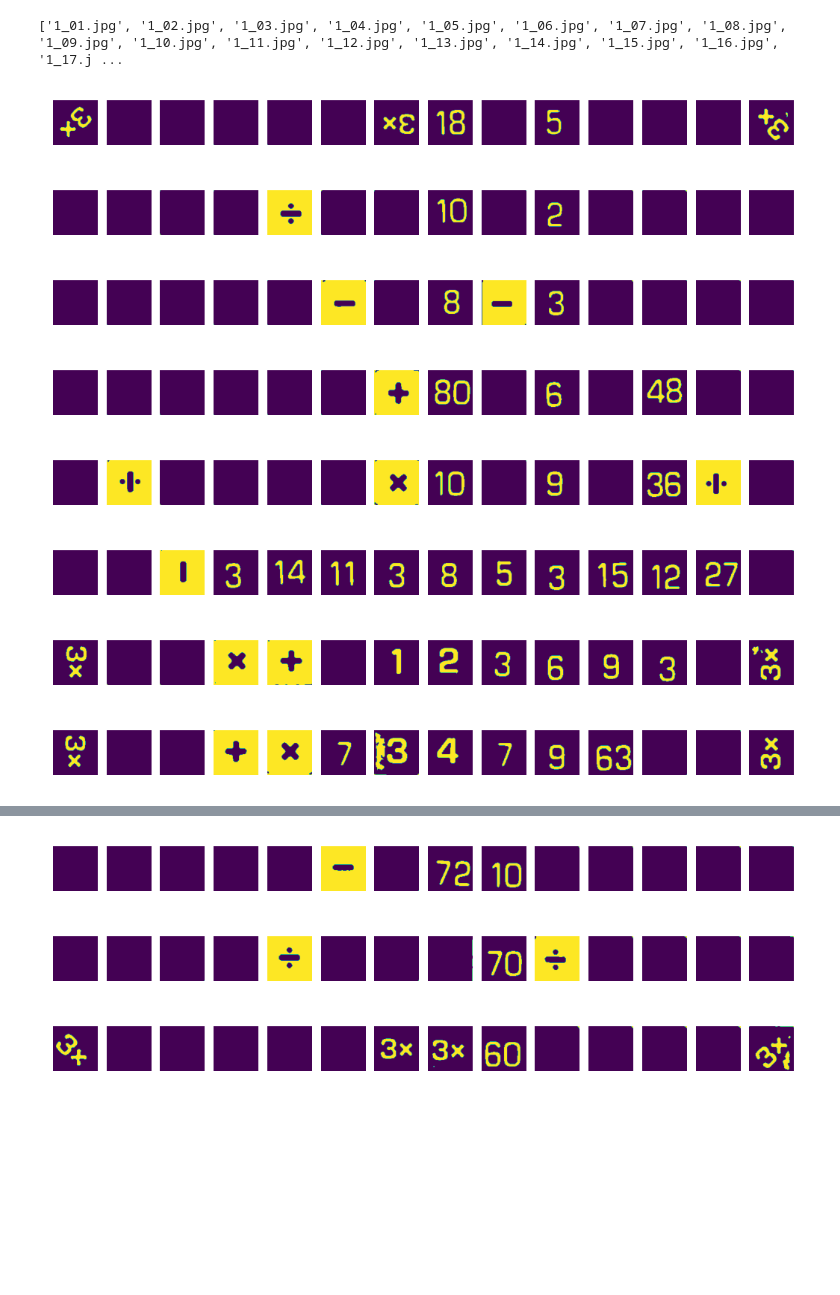
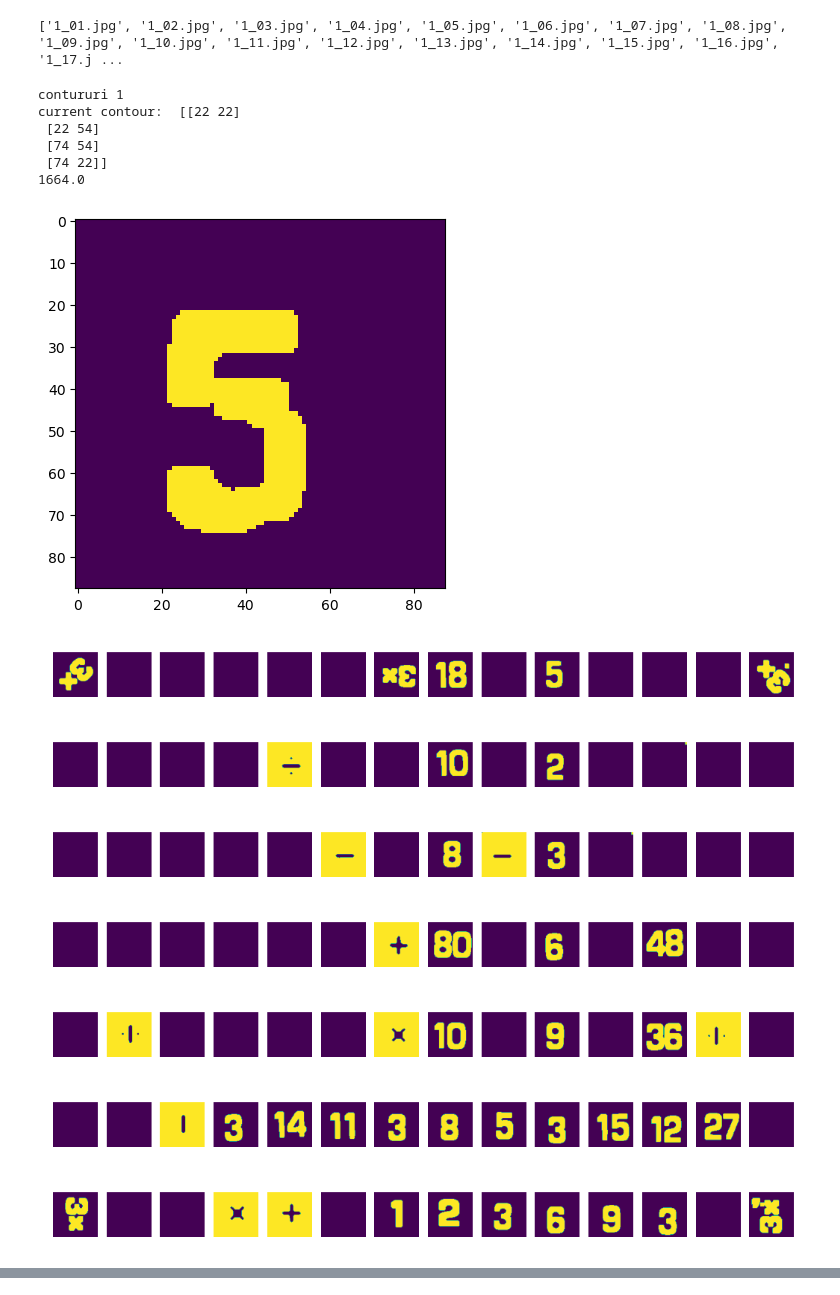
Before and after one commit to mircea-mihail/mathable-vision, a Jupyter notebook: src/solve-mathable.ipynb, the cells around one changed output, grey strips where cells are left out. Saved outputs shown, nothing was run; the diff lists cells and outputs as text; code cells hidden in the pictures; blank space fills up the shorter version.

Commit message:
experimented with some erosion, inflation and tested the get_digits_contour function

```diff
--- a/src/solve-mathable.ipynb
+++ b/src/solve-mathable.ipynb
@@ -29,7 +29,17 @@ def process_square(p_sq):
     _, val_mask = cv.threshold(hsv_sq[:, :, VALUE], SQUARE_MIN_VALUE, 256, cv.THRESH_BINARY)
     _, sat_mask = cv.threshold(hsv_sq[:, :, VALUE], 256, SQUARE_MAX_SATURATION, cv.THRESH_BINARY)
 
-    return cv.bitwise_or(sat_mask, val_mask)
+    mask = cv.bitwise_or(sat_mask, val_mask)
+
+    kill_noise_kernel = np.ones((3, 3), np.uint8)
+    mask = cv2.erode(mask, kill_noise_kernel, iterations=1)
+    mask = cv2.dilate(mask, kill_noise_kernel, iterations=1)
+
+
+    inflation = 6
+    kernel = np.ones((inflation, inflation), np.uint8)
+    mask = cv2.dilate(mask, kernel, iterations=1)
+    return mask
 
 def show_squares(p_board):
     for i in range(TOTAL_SQUARES):
@@ -48,32 +58,39 @@ def show_squares(p_board):
 # %%
 # for photo in photos:
 photo = photos[49]
 board = get_trimmed(photo)
 # show_img(board)
 
 board = cv.medianBlur(board, 5)
 # show_img(board)
 
 alpha = 2
 beta = -0.5
 gamma = 0
 flt_board = cv.addWeighted(src1=board, src2=board, alpha=alpha, beta=beta, gamma=gamma)
 flt_board = 255 - flt_board
 
-
-# kernel = np.ones((3, 3), np.uint8)
-# thresh = cv.erode(flt_board, kernel)
+sq = get_square(flt_board, 3, 9)
+mask = process_square(sq)
+plt.imshow(mask)
+get_digits_contour(mask)
 
 show_squares(flt_board)
 # show_img(flt_board)
 
 # hsv_sliders(flt_board, RESIZE_SHOW, RESIZE_SHOW)
 # %% [output]
+contururi 1
+current contour:  [[22 22]
+ [22 54]
+ [74 54]
+ [74 22]]
+1664.0
-[figure, old version]
+[figure, new version]
-[figure, old version]
+[figure, new version]
-[figure, old version]
+[figure, new version]
-[figure, old version]
+[figure, new version]
-[figure, old version]
+[figure, new version]
-[figure, old version]
+[figure, new version]
-[figure, old version]
+[figure, new version]
-[figure, old version]
+[figure, new version]
@@ -83,3 +99,0 @@ show_squares(flt_board)
-[figure, removed]
-[figure, removed]
-[figure, removed]
```
Also changed, not shown: parts of 1 cell of this notebook.
